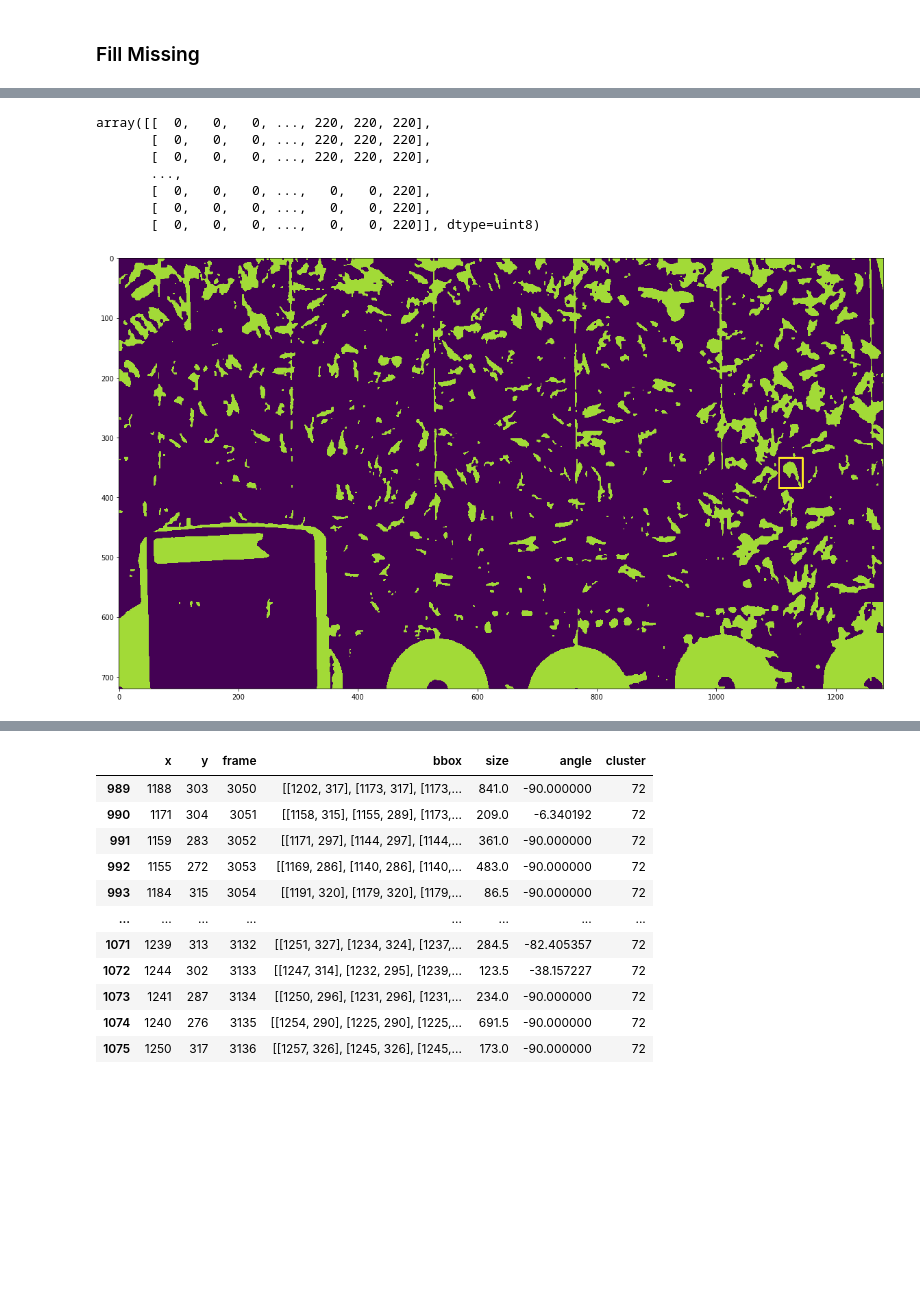
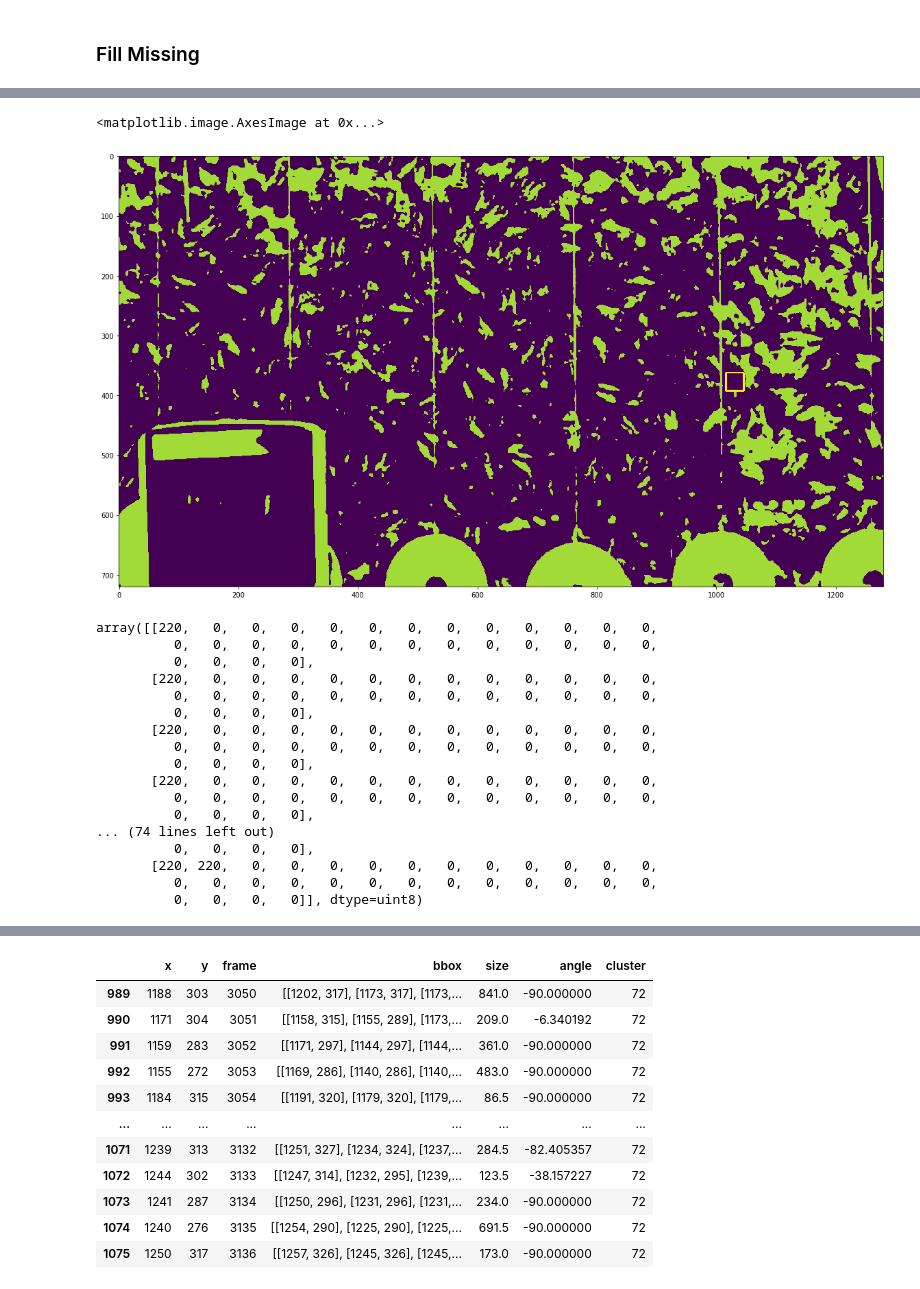
Before and after one commit to Jreece18/WaggleDanceTracker, a Jupyter notebook: TidyDataset.ipynb, the cells around one changed output, grey strips where cells are left out. Drawn from its saved outputs; the diff is of its cells as text; code cells hidden in the pictures; blank space fills up the shorter version.

```diff
--- a/TidyDataset.ipynb
+++ b/TidyDataset.ipynb
@@ -221,7 +221,7 @@ def anchorBox(box, prev_box, avg):
 
     # If bounding box is too far from previous box
     #if abs(x - x0) > w0/2 and abs(y - y0) > h0/2:
-    if abs(x - x0) > w0/1.5 or abs(y - y0) > h0/1.5: # CHANGED FOR TESTING ON BEES10 2
+    if abs(x - x0) > w0/3 or abs(y - y0) > h0/3: # CHANGED FOR TESTING ON BEES10 2
         print('Box Lost')
         success = False
     # If bounding box is too large
@@ -505,15 +495,45 @@ In DF
-# %%
-plt.figure(figsize=(20,20))
-plt.imshow(opening)
-p1 = (int(bbox[0]), int(bbox[1]))
-p2 = (int(bbox[0] + bbox[2]), int(bbox[1] + bbox[3]))
-cv2.rectangle(opening, p1, p2, (255, 0, 0), 2, 1)
-# %% [output]
-array([[  0,   0,   0, ..., 220, 220, 220],
-       [  0,   0,   0, ..., 220, 220, 220],
-       [  0,   0,   0, ..., 220, 220, 220],
-       ...,
-       [  0,   0,   0, ...,   0,   0, 220],
-       [  0,   0,   0, ...,   0,   0, 220],
-       [  0,   0,   0, ...,   0,   0, 220]], dtype=uint8)
-[figure, removed]
+# %%
+bbox
+cap.set(1, 6)
+ret, frame = cap.read()
+
+# Preprocessing
+gray = cv2.cvtColor(frame, cv2.COLOR_BGR2GRAY)
+gray = cv2.GaussianBlur(gray, (15,15), 1)
+thresh = cv2.threshold(gray, 120, 220, cv2.THRESH_BINARY)[1]
+kernel = np.ones((2,2),np.uint8)
+opening = cv2.morphologyEx(thresh, cv2.MORPH_OPEN, kernel, iterations=2)
+opening = cv2.erode(opening, kernel, iterations=1)
+dilate = cv2.dilate(opening, kernel, iterations=5)
+dilate = cv2.threshold(gray, 100, 220, cv2.THRESH_BINARY)[1]
+opening[bbox[1]:bbox[1]+bbox[3], bbox[0]:bbox[0]+bbox[2]] = dilate[bbox[1]:bbox[1]+bbox[3], bbox[0]:bbox[0]+bbox[2]]
+
+
+p1 = (int(bbox[0]), int(bbox[1]))
+p2 = (int(bbox[0] + bbox[2]), int(bbox[1] + bbox[3]))
+cv2.rectangle(thresh, p1, p2, (255, 0, 0), 2, 1)
+plt.figure(figsize=(20,20))
+plt.imshow(thresh)
+# %% [output]
+<matplotlib.image.AxesImage at 0x...>
+[figure, added]
+# %%
+dilate[bbox[1]:bbox[1]+bbox[3], bbox[0]:bbox[0]+bbox[2]]
+# %% [output]
+array([[220,   0,   0,   0,   0,   0,   0,   0,   0,   0,   0,   0,   0,
+          0,   0,   0,   0,   0,   0,   0,   0,   0,   0,   0,   0,   0,
+          0,   0,   0,   0],
+       [220,   0,   0,   0,   0,   0,   0,   0,   0,   0,   0,   0,   0,
+          0,   0,   0,   0,   0,   0,   0,   0,   0,   0,   0,   0,   0,
+          0,   0,   0,   0],
+       [220,   0,   0,   0,   0,   0,   0,   0,   0,   0,   0,   0,   0,
+          0,   0,   0,   0,   0,   0,   0,   0,   0,   0,   0,   0,   0,
+          0,   0,   0,   0],
+       [220,   0,   0,   0,   0,   0,   0,   0,   0,   0,   0,   0,   0,
+          0,   0,   0,   0,   0,   0,   0,   0,   0,   0,   0,   0,   0,
+          0,   0,   0,   0],
+... (74 lines left out)
+          0,   0,   0,   0],
+       [220, 220,   0,   0,   0,   0,   0,   0,   0,   0,   0,   0,   0,
+          0,   0,   0,   0,   0,   0,   0,   0,   0,   0,   0,   0,   0,
+          0,   0,   0,   0]], dtype=uint8)
```
Also changed, not shown: parts of 10 cells of this notebook.
